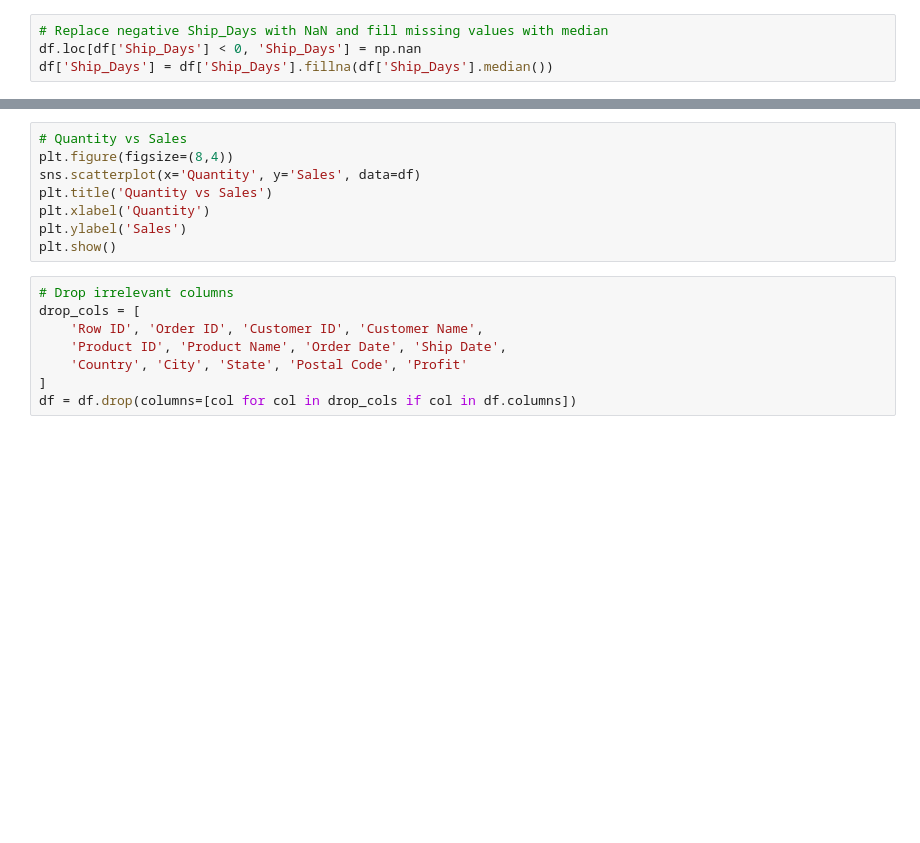
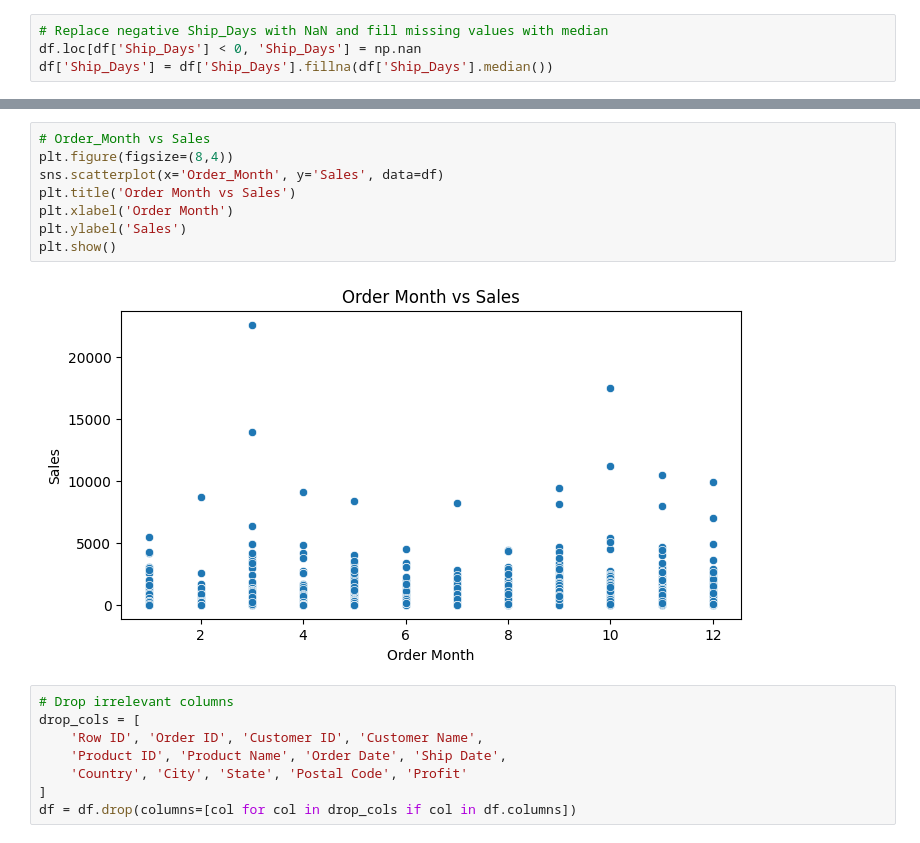
Before and after one commit to mdsamihossain-afk/mis444, a Jupyter notebook: sales_prediction_final (5) (3) (1).ipynb, the cells around one changed output, grey strips where cells are left out. Cells and saved outputs as stored; diff of their text form; blank space fills up the shorter version.

```diff
--- a/sales_prediction_final (5) (3) (1).ipynb
+++ b/sales_prediction_final (5) (3) (1).ipynb
@@ -72,11 +158,13 @@ plt.show()
 # %%
-# Quantity vs Sales
+# Order_Month vs Sales
 plt.figure(figsize=(8,4))
-sns.scatterplot(x='Quantity', y='Sales', data=df)
-plt.title('Quantity vs Sales')
-plt.xlabel('Quantity')
+sns.scatterplot(x='Order_Month', y='Sales', data=df)
+plt.title('Order Month vs Sales')
+plt.xlabel('Order Month')
 plt.ylabel('Sales')
 plt.show()
+# %% [output]
+[figure, added]
 # %%
 # Drop irrelevant columns
 drop_cols = [
```
Also changed, not shown: parts of 21 cells of this notebook.
